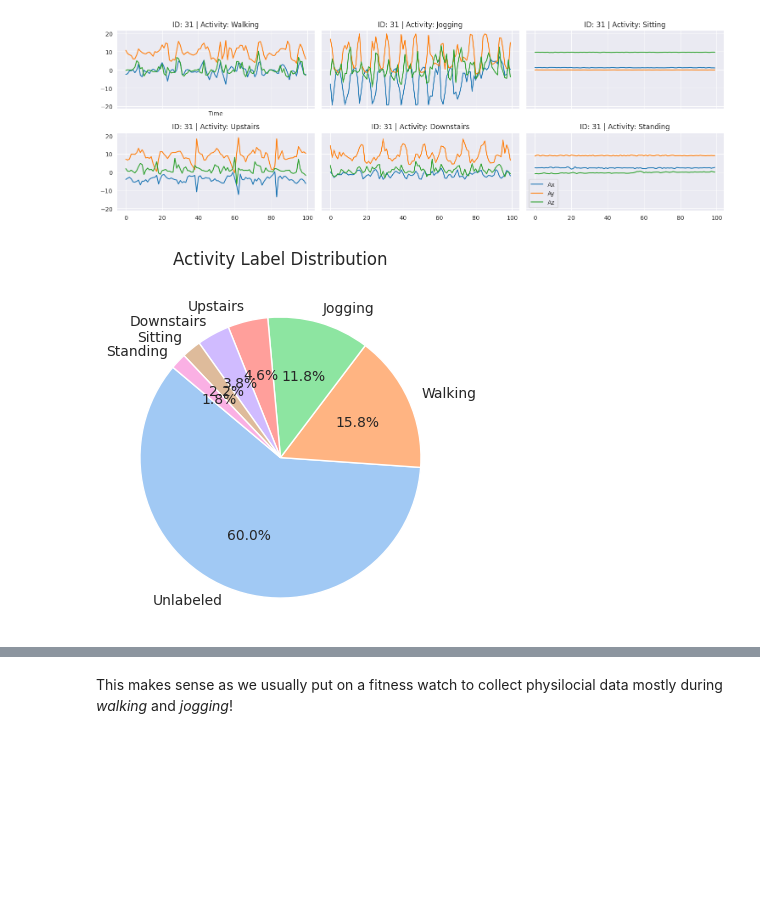
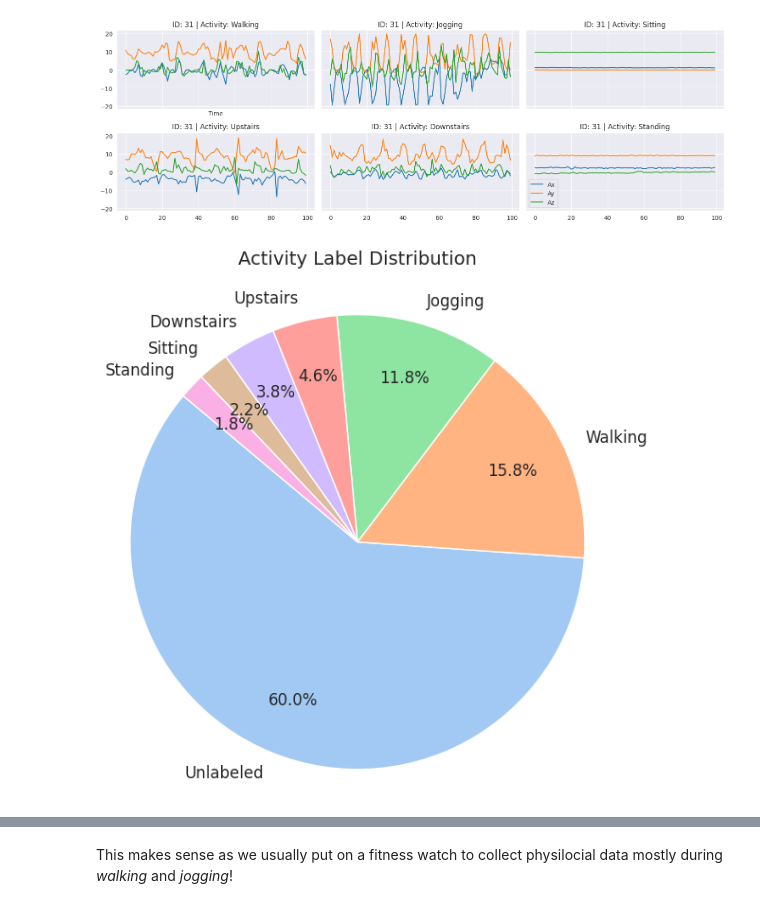
Before and after one commit to jigarparekh279/IMU_Auto_Labelling_Classification, a Jupyter notebook: IMU_1_DataHandling.ipynb, the cells around one changed output, grey strips where cells are left out. Drawn from its saved outputs; the diff is of its cells as text; code cells hidden in the pictures; blank space fills up the shorter version.

Commit message:
fixed EDA plots

```diff
--- a/IMU_1_DataHandling.ipynb
+++ b/IMU_1_DataHandling.ipynb
@@ -101,16 +101,23 @@ fig.savefig("images/Sample31.png", dpi=300)
 [figure]
 # %%
 # Pie Chart of Activity Distribution
-# activity_counts = feature_df['label'].value_counts()
 activity_counts = df['activity'].replace(np.nan, 'Unlabeled').value_counts()
-fig, ax = plt.subplots(figsize=(4, 4))
+
+fig, ax = plt.subplots(figsize=(6, 6))  # Slightly larger for clarity
 ax.pie(
-    activity_counts, labels=activity_counts.index,
-    autopct='%1.1f%%', startangle=140, colors=sns.color_palette('pastel'),
+    activity_counts,
+    labels=activity_counts.index,
+    autopct='%1.1f%%',
+    startangle=140,
+    colors=sns.color_palette('pastel'),
+    labeldistance=1.1,
+    pctdistance=0.75,
+    textprops={'fontsize': 12}  # Increase font size
 )
-ax.set_title("Activity Label Distribution\n")
-plt.axis('equal')  # Equal aspect ratio ensures the pie is circular
+
+ax.set_title("Activity Label Distribution\n", fontsize=14)
+plt.axis('equal')
 plt.tight_layout()
 fig.savefig("images/Pie.png", dpi=300)
 # %% [output]
-[figure, old version]
+[figure, new version]
```
Also changed, not shown: parts of 11 cells of this notebook, 10 other files.
